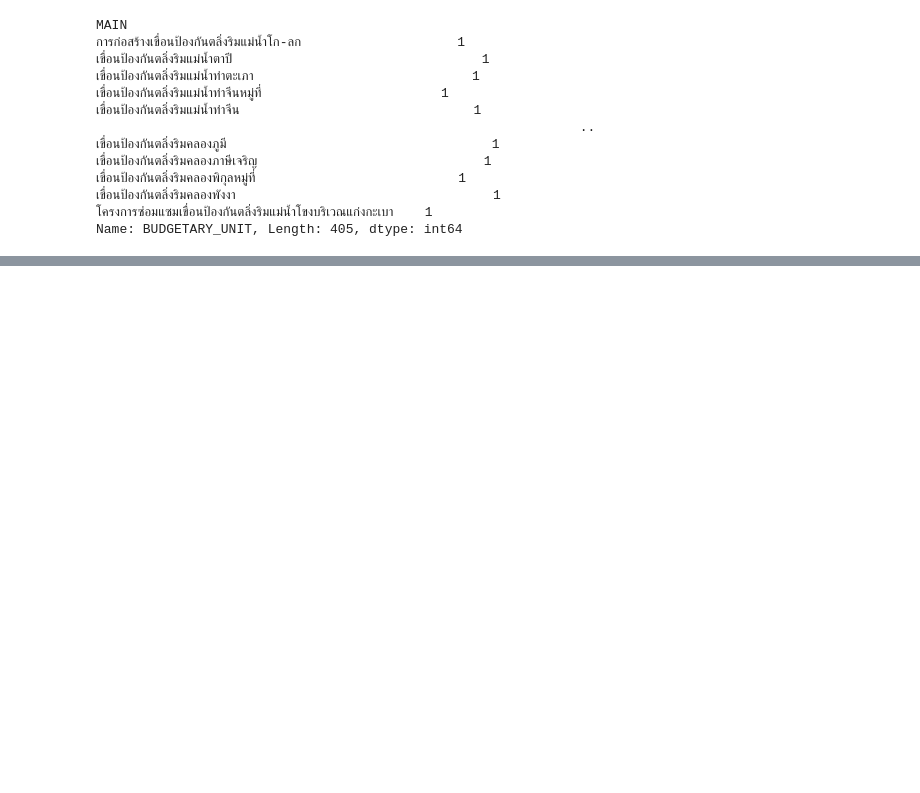
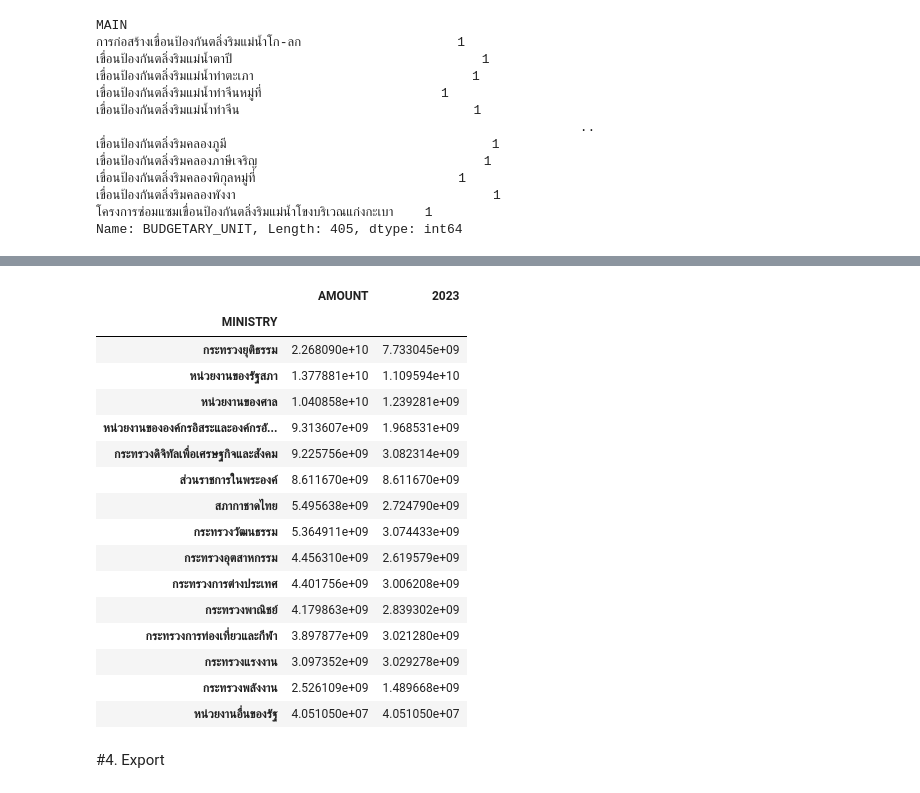
Before and after one commit to Sirabhop/MFP-Volunteer, a Jupyter notebook: 20220705_MoI.ipynb, the cells around one changed output, grey strips where cells are left out. Cells and saved outputs as stored; diff of their text form; code cells hidden in the pictures; blank space fills up the shorter version.

```diff
--- a/20220705_MoI.ipynb
+++ b/20220705_MoI.ipynb
@@ -105,0 +168,20 @@ df_dam.to_excel("df_dam.xlsx", sheet_name = 'raw', index = False)
+# %%
+check[check[2023] <= 11517780500]
+# %% [output]
+|  | AMOUNT | 2023 |
+| MINISTRY |  |  |
+| กระทรวงยุติธรรม | 2.268090e+10 | 7.733045e+09 |
+| หน่วยงานของรัฐสภา | 1.377881e+10 | 1.109594e+10 |
+| หน่วยงานของศาล | 1.040858e+10 | 1.239281e+09 |
+| หน่วยงานขององค์กรอิสระและองค์กรอั... | 9.313607e+09 | 1.968531e+09 |
+| กระทรวงดิจิทัลเพื่อเศรษฐกิจและสังคม | 9.225756e+09 | 3.082314e+09 |
+| ส่วนราชการในพระองค์ | 8.611670e+09 | 8.611670e+09 |
+| สภากาชาดไทย | 5.495638e+09 | 2.724790e+09 |
+| กระทรวงวัฒนธรรม | 5.364911e+09 | 3.074433e+09 |
+| กระทรวงอุตสาหกรรม | 4.456310e+09 | 2.619579e+09 |
+| กระทรวงการต่างประเทศ | 4.401756e+09 | 3.006208e+09 |
+| กระทรวงพาณิชย์ | 4.179863e+09 | 2.839302e+09 |
+| กระทรวงการท่องเที่ยวและกีฬา | 3.897877e+09 | 3.021280e+09 |
+| กระทรวงแรงงาน | 3.097352e+09 | 3.029278e+09 |
+| กระทรวงพลังงาน | 2.526109e+09 | 1.489668e+09 |
+| หน่วยงานอื่นของรัฐ | 4.051050e+07 | 4.051050e+07 |
@@ -106,3 +190,5 @@ df_dam.to_excel("df_dam.xlsx", sheet_name = 'raw', index = False)
+# %% [markdown]
+#4. Export
 # %%
 df_dpt.to_excel("df_dpt.xlsx", sheet_name = 'raw', index = False)
 # %%
```
Also changed, not shown: parts of 16 cells of this notebook.
